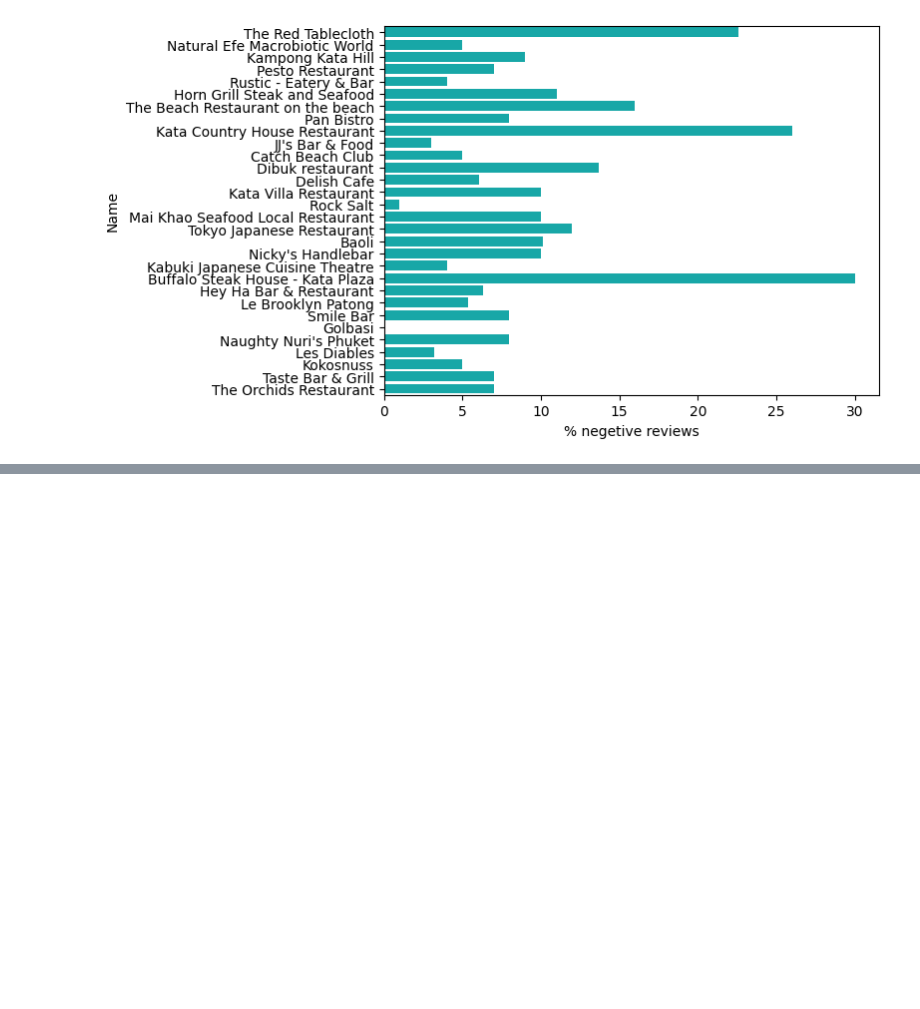
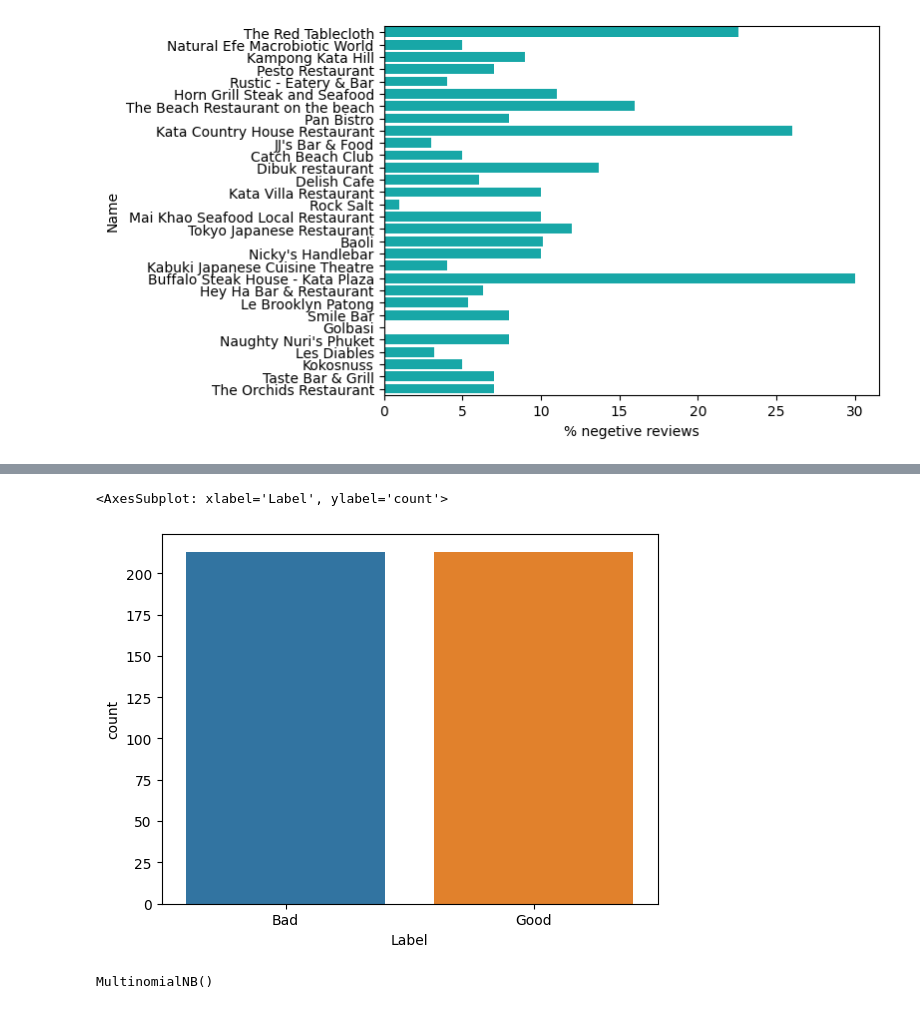
Before and after one commit to mohsen-dl/apply-text-mining-and-sentiment-analysis, a Jupyter notebook: Text mining and Sentiment Analysis .ipynb, the cells around one changed output, grey strips where cells are left out. Saved outputs shown, nothing was run; the diff lists cells and outputs as text; code cells hidden in the pictures; blank space fills up the shorter version.

Commit message:
text mining

```diff
--- a/Text mining and Sentiment Analysis .ipynb
+++ b/Text mining and Sentiment Analysis .ipynb
@@ -312,0 +373,3 @@ plt.show()
+# %%
+df_30_reduced = df_30[['Review','Label']]
+df_30_reduced
@@ -312,0 +397,4 @@ plt.show()
+# %%
+df_30_reduced['processed_review'] = df_30_reduced['Review'].apply(preprocess_text)
+df_30_preprocessed = df_30_reduced[['processed_review','Label']]
+df_30_preprocessed.head()
@@ -312,0 +413,8 @@ plt.show()
+# %%
+from sklearn.feature_extraction.text import CountVectorizer
+
+vectorizer = CountVectorizer()
+X = vectorizer.fit_transform(df_30_preprocessed['processed_review'].map(' '.join))
+X = pd.DataFrame(X.toarray(), columns = vectorizer.get_feature_names_out())
+
+X.head()
@@ -312,0 +429,25 @@ plt.show()
+# %%
+from sklearn.model_selection import train_test_split
+
+y = df_30_preprocessed['Label']
+
+X_train, X_test, y_trian, y_test = train_test_split(X, y, train_size = 0.8, test_size=0.2, random_state=99)
+# %%
+from imblearn.under_sampling import RandomUnderSampler
+
+resampler = RandomUnderSampler(random_state=0)
+X_train_undersampled, y_train_undersampled = resampler.fit_resample(X_train, y_trian)
+
+sns.countplot(x=y_train_undersampled)
+# %% [output]
+<AxesSubplot: xlabel='Label', ylabel='count'>
+[figure, added]
+# %%
+from sklearn.naive_bayes import MultinomialNB
+
+model = MultinomialNB()
+model.fit(X_train_undersampled, y_train_undersampled)
+
+MultinomialNB()
+# %% [output]
+MultinomialNB()
```
Also changed, not shown: parts of 13 cells of this notebook.
